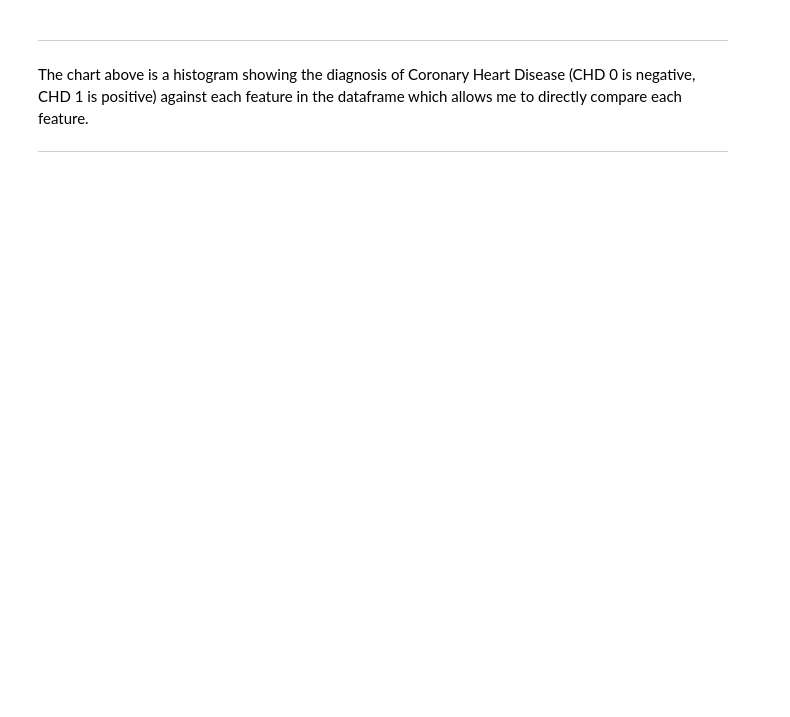
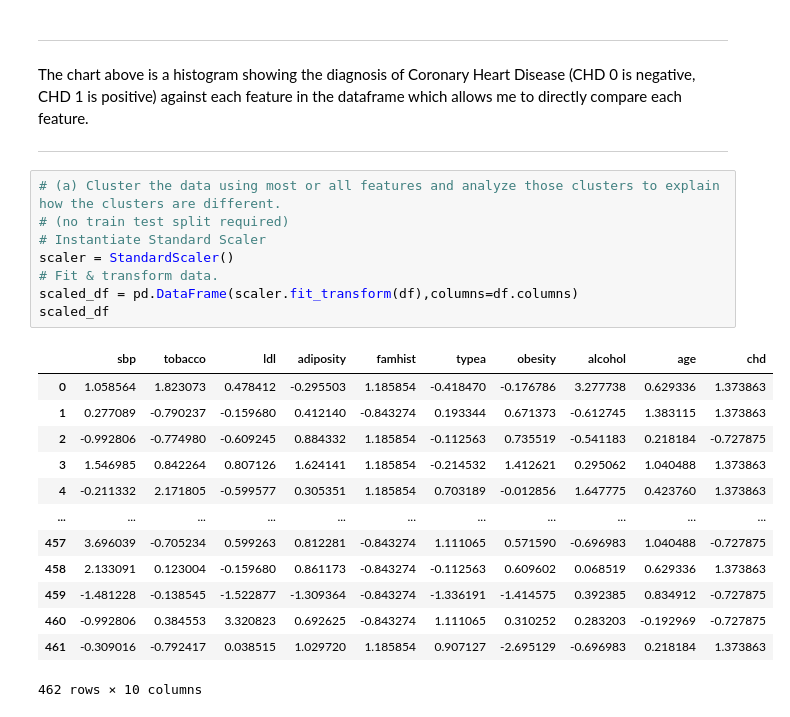
Before and after one commit to sjbriggsdev/cd_finalproject, a Jupyter notebook: Final_Project_Predict_Heart_Disease.ipynb, the cells around one changed output. Drawn from its saved outputs; the diff is of its cells as text; blank space fills up the shorter version.

```diff
--- a/Final_Project_Predict_Heart_Disease.ipynb
+++ b/Final_Project_Predict_Heart_Disease.ipynb
@@ -218,3 +224,25 @@ The chart above is a histogram showing the diagnosis of Coronary Heart Disease (
 which allows me to directly compare each feature.
 
 ---
+# %%
+# (a) Cluster the data using most or all features and analyze those clusters to explain how the clusters are different.
+# (no train test split required)
+# Instantiate Standard Scaler
+scaler = StandardScaler()
+# Fit & transform data.
+scaled_df = pd.DataFrame(scaler.fit_transform(df),columns=df.columns)
+scaled_df
+# %% [output]
+|  | sbp | tobacco | ldl | adiposity | famhist | typea | obesity | alcohol | age | chd |
+| 0 | 1.058564 | 1.823073 | 0.478412 | -0.295503 | 1.185854 | -0.418470 | -0.176786 | 3.277738 | 0.629336 | 1.373863 |
+| 1 | 0.277089 | -0.790237 | -0.159680 | 0.412140 | -0.843274 | 0.193344 | 0.671373 | -0.612745 | 1.383115 | 1.373863 |
+| 2 | -0.992806 | -0.774980 | -0.609245 | 0.884332 | 1.185854 | -0.112563 | 0.735519 | -0.541183 | 0.218184 | -0.727875 |
+| 3 | 1.546985 | 0.842264 | 0.807126 | 1.624141 | 1.185854 | -0.214532 | 1.412621 | 0.295062 | 1.040488 | 1.373863 |
+| 4 | -0.211332 | 2.171805 | -0.599577 | 0.305351 | 1.185854 | 0.703189 | -0.012856 | 1.647775 | 0.423760 | 1.373863 |
+| ... | ... | ... | ... | ... | ... | ... | ... | ... | ... | ... |
+| 457 | 3.696039 | -0.705234 | 0.599263 | 0.812281 | -0.843274 | 1.111065 | 0.571590 | -0.696983 | 1.040488 | -0.727875 |
+| 458 | 2.133091 | 0.123004 | -0.159680 | 0.861173 | -0.843274 | -0.112563 | 0.609602 | 0.068519 | 0.629336 | 1.373863 |
+| 459 | -1.481228 | -0.138545 | -1.522877 | -1.309364 | -0.843274 | -1.336191 | -1.414575 | 0.392385 | 0.834912 | -0.727875 |
+| 460 | -0.992806 | 0.384553 | 3.320823 | 0.692625 | -0.843274 | 1.111065 | 0.310252 | 0.283203 | -0.192969 | -0.727875 |
+| 461 | -0.309016 | -0.792417 | 0.038515 | 1.029720 | 1.185854 | 0.907127 | -2.695129 | -0.696983 | 0.218184 | 1.373863 |
+462 rows × 10 columns
```
Also changed, not shown: parts of 10 cells of this notebook.
